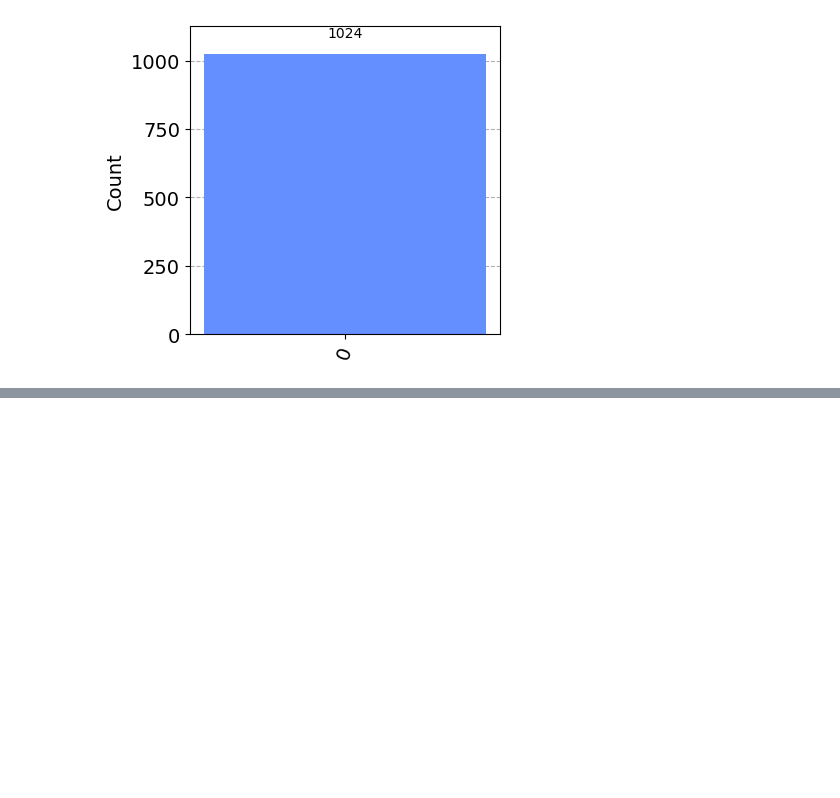
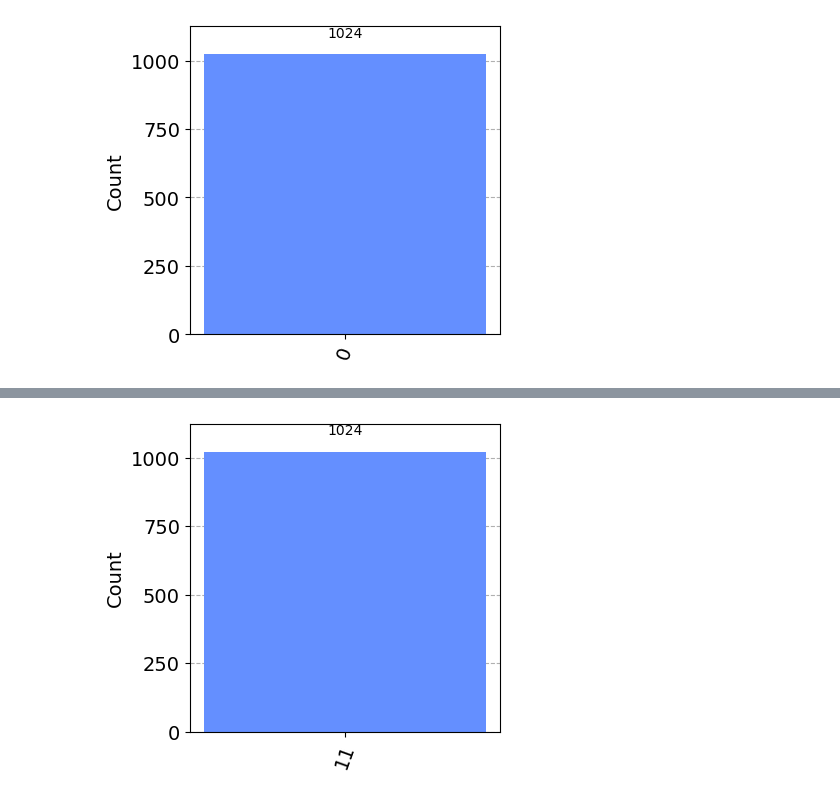
Before and after one commit to Rshocks/EmergingTechnology, a Jupyter notebook: content/05)Quantum Computing.ipynb, the cells around one changed output, grey strips where cells are left out. Cells and saved outputs as stored; diff of their text form; code cells hidden in the pictures; blank space fills up the shorter version.

```diff
--- a/content/05)Quantum Computing.ipynb
+++ b/content/05)Quantum Computing.ipynb
@@ -444,0 +514,18 @@ viz.plot_histogram(result, figsize=(4, 4))
+# %%
+# Create a circuit.
+circuit = qiskit.QuantumCircuit(2, 2)
+
+# Set the first qubit to |1>.
+circuit.x(0)
+
+# Add a barrier.
+circuit.barrier()
+
+# Add a gate.
+circuit.cnot(0, 1)
+
+# Measure.
+circuit.measure((0, 1), (0, 1))
+
+# print the circuit
+print(circuit)
@@ -444,0 +540,11 @@ viz.plot_histogram(result, figsize=(4, 4))
+# %%
+# Get a simulator.
+sim = qiskit.Aer.get_backend('aer_simulator')
+
+# Simulte the circuit.
+result = sim.run(circuit).result().get_counts()
+
+# Histogram.
+viz.plot_histogram(result, figsize=(4, 4))
+# %% [output]
+[figure, added]
```
Also changed, not shown: parts of 28 cells of this notebook, 1 other file.
